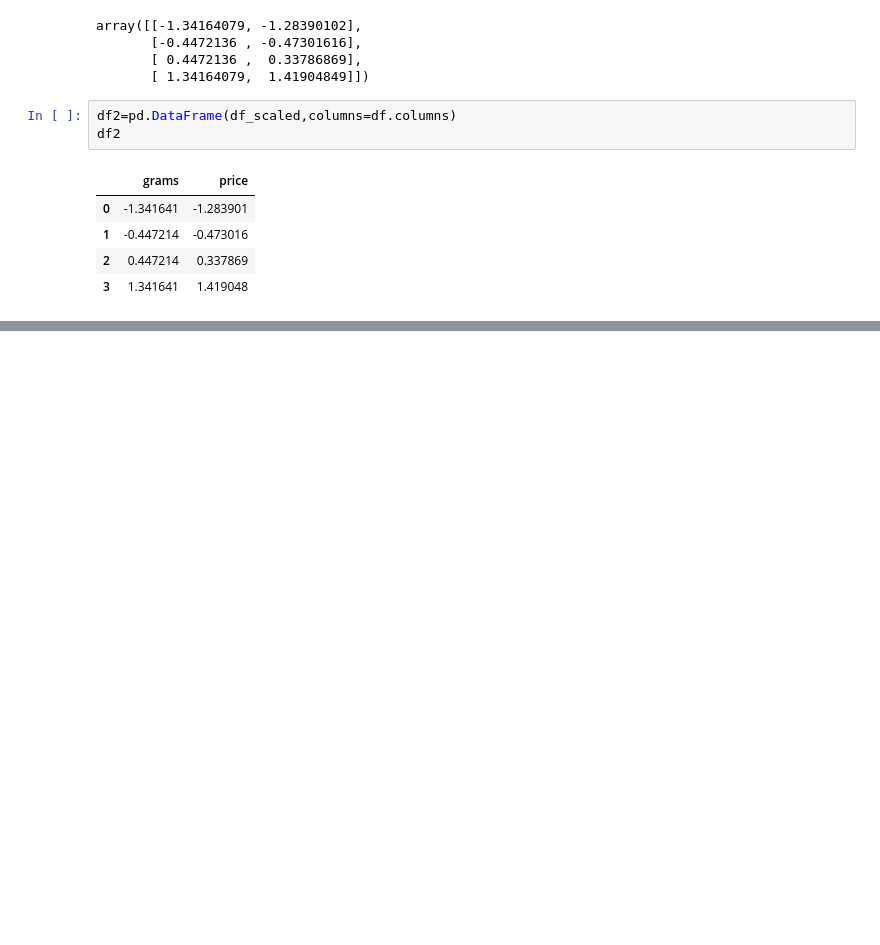
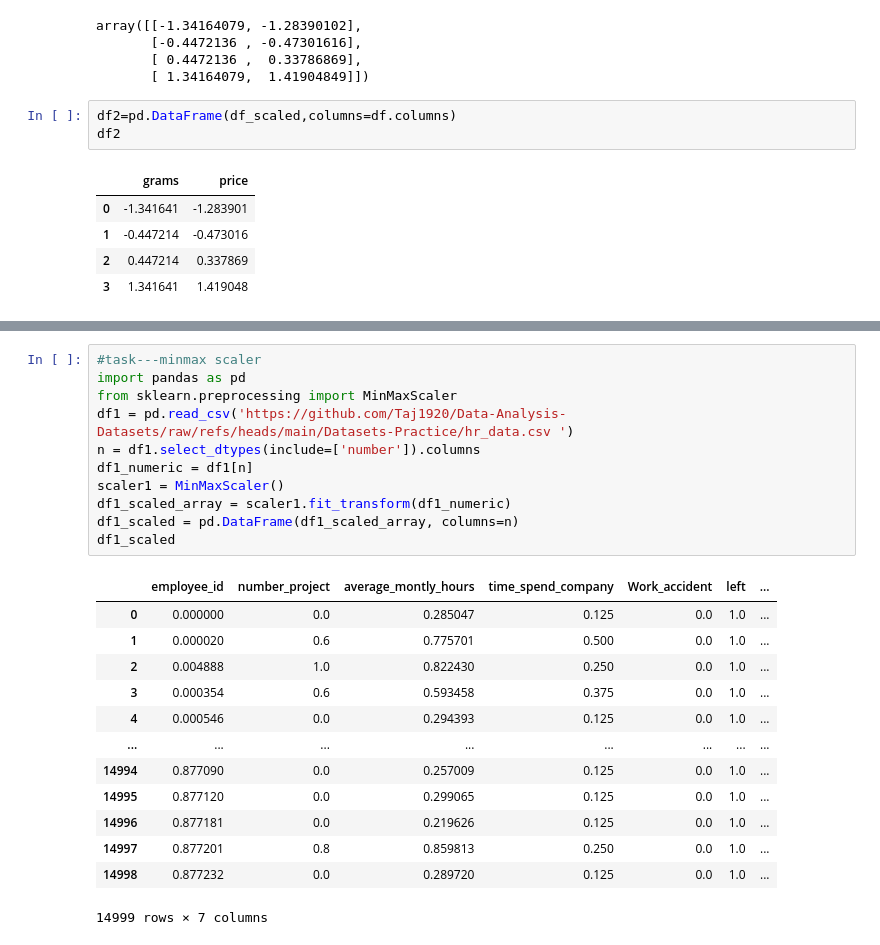
Before and after one commit to hipparagiaishwarya2130-lang/datascience, a Jupyter notebook: Feature_Scaling.ipynb, the cells around one changed output, grey strips where cells are left out. Drawn from its saved outputs; the diff is of its cells as text; blank space fills up the shorter version.

Commit message:
Feature scaling- Standard scaler, minmax scaler, normalizer

```diff
--- a/Feature_Scaling.ipynb
+++ b/Feature_Scaling.ipynb
@@ -52,0 +121,25 @@ df_scaled1
+# %%
+#task---minmax scaler
+import pandas as pd
+from sklearn.preprocessing import MinMaxScaler
+df1 = pd.read_csv('https://github.com/Taj1920/Data-Analysis-Datasets/raw/refs/heads/main/Datasets-Practice/hr_data.csv ')
+n = df1.select_dtypes(include=['number']).columns
+df1_numeric = df1[n]
+scaler1 = MinMaxScaler()
+df1_scaled_array = scaler1.fit_transform(df1_numeric)
+df1_scaled = pd.DataFrame(df1_scaled_array, columns=n)
+df1_scaled
+# %% [output]
+|  | employee_id | number_project | average_montly_hours | time_spend_company | Work_accident | left | ... |
+| 0 | 0.000000 | 0.0 | 0.285047 | 0.125 | 0.0 | 1.0 | ... |
+| 1 | 0.000020 | 0.6 | 0.775701 | 0.500 | 0.0 | 1.0 | ... |
+| 2 | 0.004888 | 1.0 | 0.822430 | 0.250 | 0.0 | 1.0 | ... |
+| 3 | 0.000354 | 0.6 | 0.593458 | 0.375 | 0.0 | 1.0 | ... |
+| 4 | 0.000546 | 0.0 | 0.294393 | 0.125 | 0.0 | 1.0 | ... |
+| ... | ... | ... | ... | ... | ... | ... | ... |
+| 14994 | 0.877090 | 0.0 | 0.257009 | 0.125 | 0.0 | 1.0 | ... |
+| 14995 | 0.877120 | 0.0 | 0.299065 | 0.125 | 0.0 | 1.0 | ... |
+| 14996 | 0.877181 | 0.0 | 0.219626 | 0.125 | 0.0 | 1.0 | ... |
+| 14997 | 0.877201 | 0.8 | 0.859813 | 0.250 | 0.0 | 1.0 | ... |
+| 14998 | 0.877232 | 0.0 | 0.289720 | 0.125 | 0.0 | 1.0 | ... |
+14999 rows × 7 columns
```
Also changed, not shown: parts of 6 cells of this notebook.
